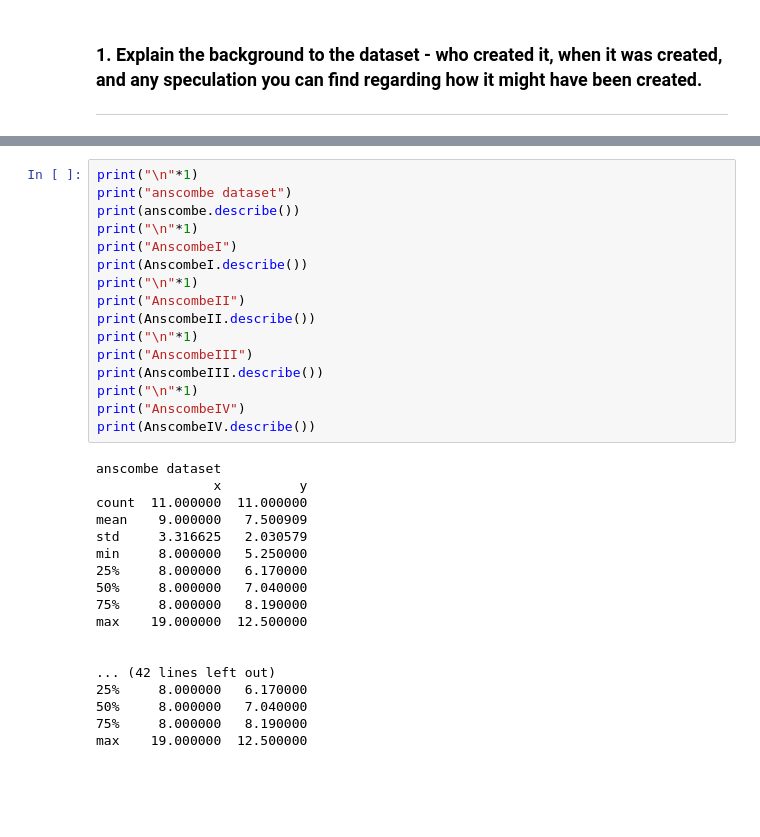
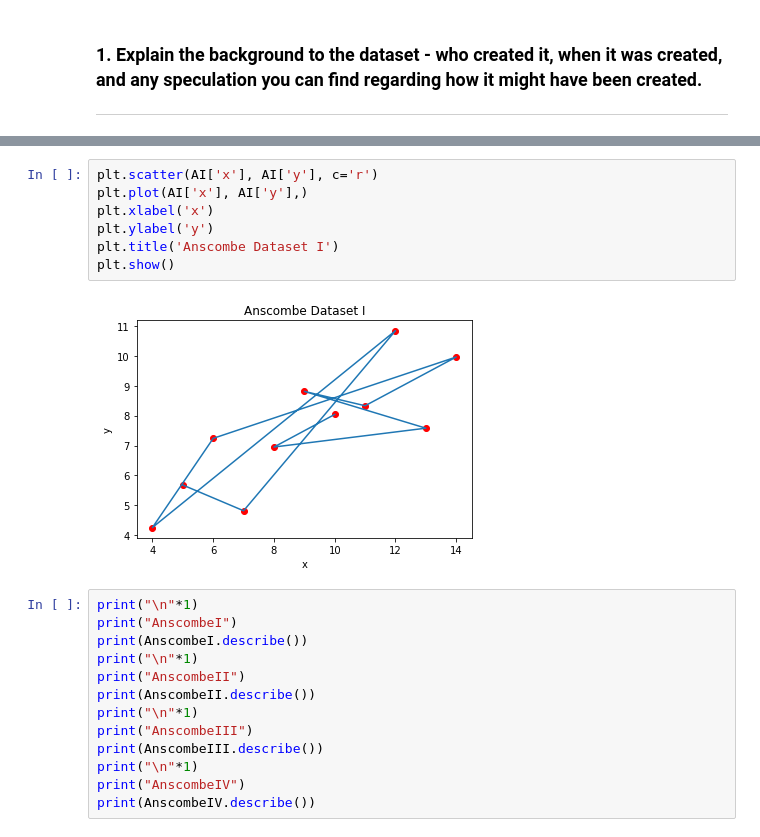
Before and after one commit to pjmeehan/FDA-Practical-Assignments, a Jupyter notebook: fda practical assignment 1.ipynb, the cells around one changed output, grey strips where cells are left out. Cells and saved outputs as stored; diff of their text form; blank space fills up the shorter version.

```diff
--- a/fda practical assignment 1.ipynb
+++ b/fda practical assignment 1.ipynb
@@ -37,7 +49,13 @@ AnscombeIV = pd.read_csv("AnscombeIV.csv")
+# %%
+plt.scatter(AI['x'], AI['y'], c='r')
+plt.plot(AI['x'], AI['y'],)
+plt.xlabel('x')
+plt.ylabel('y')
+plt.title('Anscombe Dataset I')
+plt.show()
+# %% [output]
+[figure, added]
 # %%
-print("\n"*1)
-print("anscombe dataset")
-print(anscombe.describe())
 print("\n"*1)
 print("AnscombeI")
 print(AnscombeI.describe())
@@ -50,21 +68,3 @@ print(AnscombeIII.describe())
 print("\n"*1)
 print("AnscombeIV")
 print(AnscombeIV.describe())
-# %% [output]
-anscombe dataset
-               x          y
-count  11.000000  11.000000
-mean    9.000000   7.500909
-std     3.316625   2.030579
-min     8.000000   5.250000
-25%     8.000000   6.170000
-50%     8.000000   7.040000
-75%     8.000000   8.190000
-max    19.000000  12.500000
-
-
-... (42 lines left out)
-25%     8.000000   6.170000
-50%     8.000000   7.040000
-75%     8.000000   8.190000
-max    19.000000  12.500000
```
Also changed, not shown: parts of 9 cells of this notebook, 3 other files.
